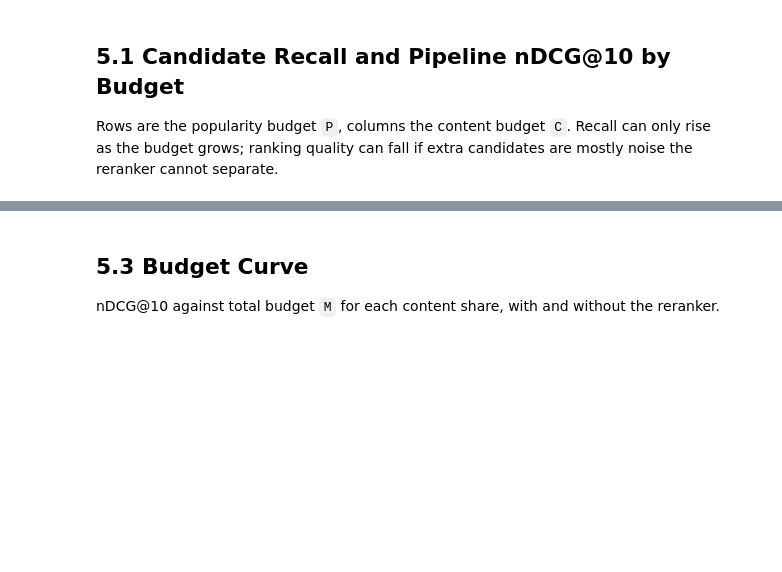
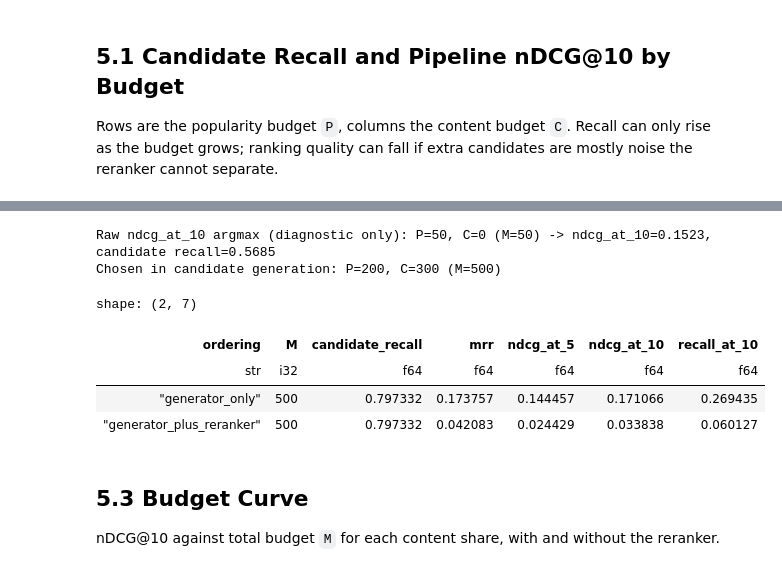
Before and after one commit to hippo2311/BT4222-Group-6-, a Jupyter notebook: 5_Models/5_03_Pipeline_Evaluation/PE_two_stage_pipeline.ipynb, the cells around one changed output, grey strips where cells are left out. Cells and saved outputs as stored; diff of their text form; code cells hidden in the pictures; blank space fills up the shorter version.

```diff
--- a/5_Models/5_03_Pipeline_Evaluation/PE_two_stage_pipeline.ipynb
+++ b/5_Models/5_03_Pipeline_Evaluation/PE_two_stage_pipeline.ipynb
@@ -137,7 +137,11 @@ MAX_CONTENT_TOP = 750            # content ranks 501..1250
 POPULARITY_BUDGETS = (0, 50, 100, 200, 300, 500)
 CONTENT_BUDGETS = (0, 50, 100, 200, 300, 500, 750)
 SELECTION_METRIC = "ndcg_at_10"
-TOLERANCE = 0.005                # smallest budget within this of the best is also reported
+
+# Budget selected in candidate generation (recall@M = 0.797, catalogue coverage = 0.594).
+# Pipeline nDCG@10 is not used to choose it: see section 5.2.
+CHOSEN_POPULARITY = 200
+CHOSEN_CONTENT = 300
 
 # Must match the settings the reranker was trained with in RR_4
 MODEL_DIM = 64
@@ -603,20 +635,24 @@ Two choices are reported:
 # %%
 reranked = budget_results.filter(pl.col("ordering") == "generator_plus_reranker")
-best = reranked.sort([SELECTION_METRIC, "M"], descending=[True, False]).row(0, named=True)
-efficient = (
-    reranked.filter(pl.col(SELECTION_METRIC) >= best[SELECTION_METRIC] - TOLERANCE)
-    .sort(["M", SELECTION_METRIC], descending=[False, True])
-    .row(0, named=True)
-)
-for label, row in (("Best", best), ("Efficient", efficient)):
-    print(f"{label}: P={row['popularity_top']}, C={row['content_top']} (M={row['M']}) -> "
-          f"{SELECTION_METRIC}={row[SELECTION_METRIC]:.4f}, candidate recall={row['candidate_recall']:.4f}")
+raw_argmax = reranked.sort([SELECTION_METRIC, "M"], descending=[True, False]).row(0, named=True)
+print(f"Raw {SELECTION_METRIC} argmax (diagnostic only): P={raw_argmax['popularity_top']}, "
+      f"C={raw_argmax['content_top']} (M={raw_argmax['M']}) -> {SELECTION_METRIC}={raw_argmax[SELECTION_METRIC]:.4f}, "
+      f"candidate recall={raw_argmax['candidate_recall']:.4f}")
+print(f"Chosen in candidate generation: P={CHOSEN_POPULARITY}, C={CHOSEN_CONTENT} "
+      f"(M={CHOSEN_POPULARITY + CHOSEN_CONTENT})")
 
-# Lift from adding the reranker at the chosen budget
 chosen = budget_results.filter(
-    (pl.col("popularity_top") == efficient["popularity_top"]) & (pl.col("content_top") == efficient["content_top"])
+    (pl.col("popularity_top") == CHOSEN_POPULARITY) & (pl.col("content_top") == CHOSEN_CONTENT)
 )
 display(chosen.select("ordering", "M", "candidate_recall", "mrr", "ndcg_at_5", "ndcg_at_10", "recall_at_10"))
+# %% [output]
+Raw ndcg_at_10 argmax (diagnostic only): P=50, C=0 (M=50) -> ndcg_at_10=0.1523, candidate recall=0.5685
+Chosen in candidate generation: P=200, C=300 (M=500)
+shape: (2, 7)
+| ordering | M | candidate_recall | mrr | ndcg_at_5 | ndcg_at_10 | recall_at_10 |
+| str | i32 | f64 | f64 | f64 | f64 | f64 |
+| "generator_only" | 500 | 0.797332 | 0.173757 | 0.144457 | 0.171066 | 0.269435 |
+| "generator_plus_reranker" | 500 | 0.797332 | 0.042083 | 0.024429 | 0.033838 | 0.060127 |
 # %% [markdown]
 ## 5.3 Budget Curve
 
```
Also changed, not shown: parts of 11 cells of this notebook, 2 other files.
